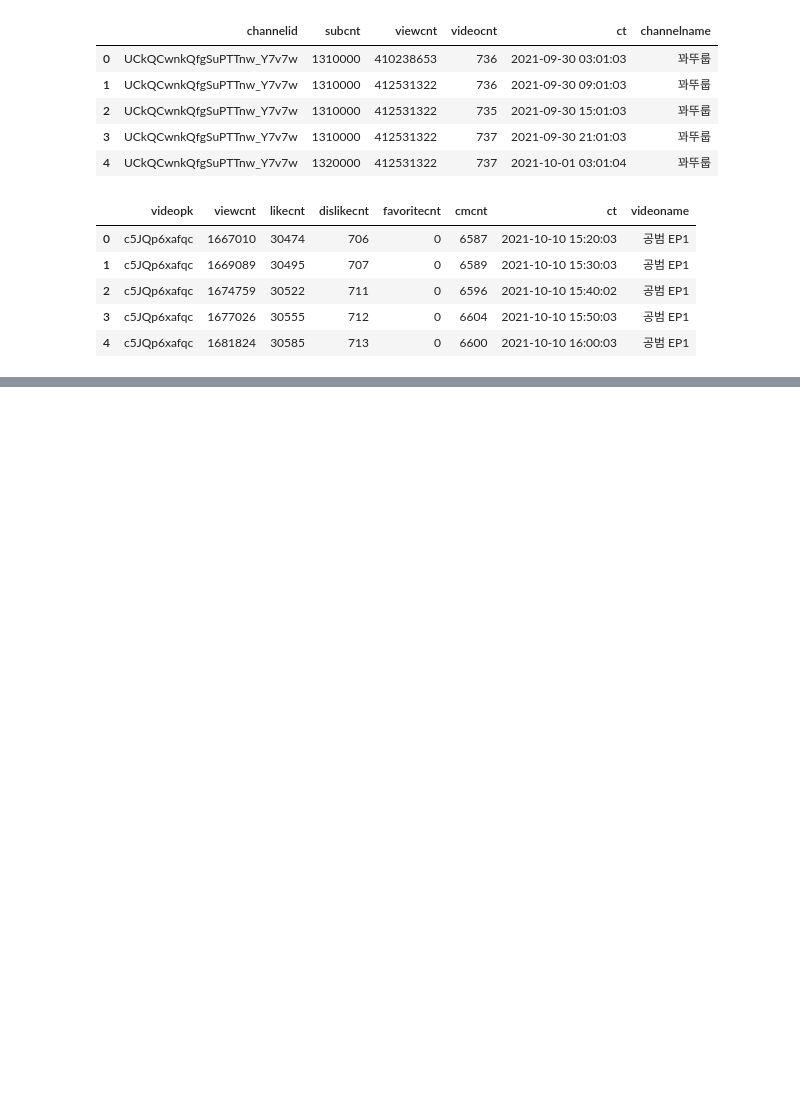
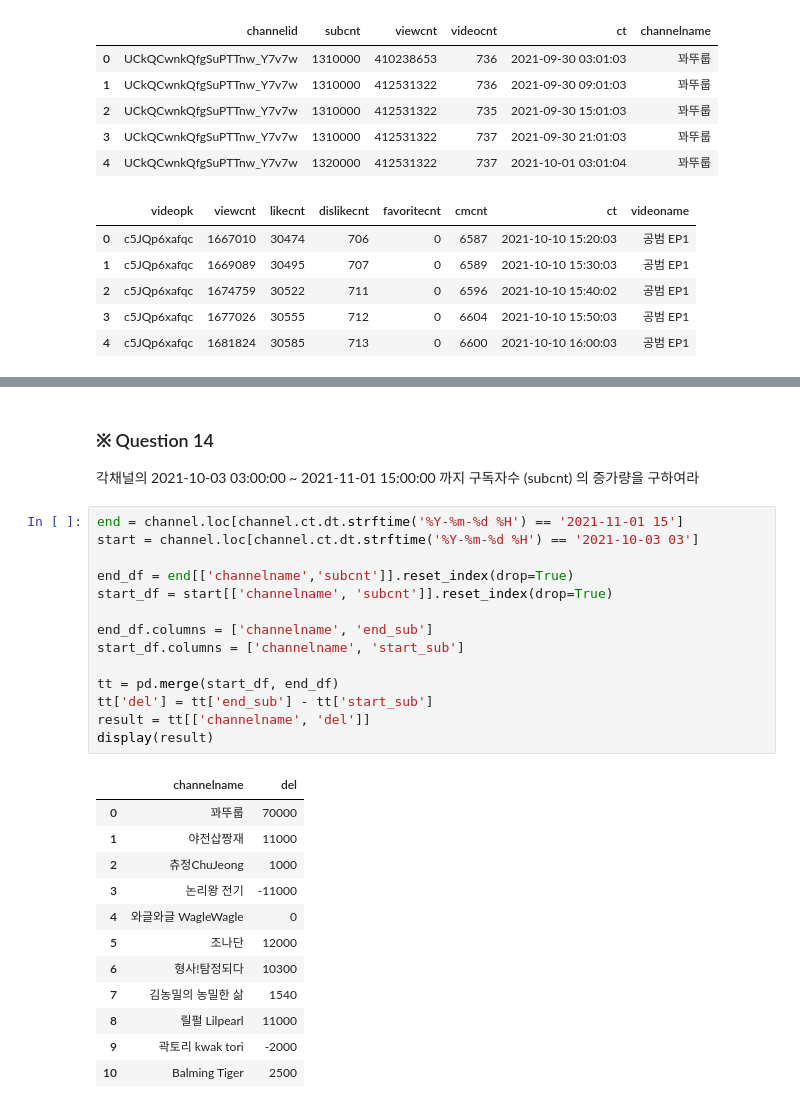
Before and after one commit to eseulLee/python, a Jupyter notebook: 작업1유형_연습문제_by_datamanim.ipynb, the cells around one changed output, grey strips where cells are left out. Drawn from its saved outputs; the diff is of its cells as text; blank space fills up the shorter version.

```diff
--- a/작업1유형_연습문제_by_datamanim.ipynb
+++ b/작업1유형_연습문제_by_datamanim.ipynb
@@ -179,0 +241,30 @@ display(video.head())
+# %% [markdown]
+### ※ Question 14
+각채널의 2021-10-03 03:00:00 ~ 2021-11-01 15:00:00 까지 구독자수 (subcnt) 의 증가량을 구하여라
+# %%
+end = channel.loc[channel.ct.dt.strftime('%Y-%m-%d %H') == '2021-11-01 15']
+start = channel.loc[channel.ct.dt.strftime('%Y-%m-%d %H') == '2021-10-03 03']
+
+end_df = end[['channelname','subcnt']].reset_index(drop=True)
+start_df = start[['channelname', 'subcnt']].reset_index(drop=True)
+
+end_df.columns = ['channelname', 'end_sub']
+start_df.columns = ['channelname', 'start_sub']
+
+tt = pd.merge(start_df, end_df)
+tt['del'] = tt['end_sub'] - tt['start_sub']
+result = tt[['channelname', 'del']]
+display(result)
+# %% [output]
+|  | channelname | del |
+| 0 | 꽈뚜룹 | 70000 |
+| 1 | 야전삽짱재 | 11000 |
+| 2 | 츄정ChuJeong | 1000 |
+| 3 | 논리왕 전기 | -11000 |
+| 4 | 와글와글 WagleWagle | 0 |
+| 5 | 조나단 | 12000 |
+| 6 | 형사!탐정되다 | 10300 |
+| 7 | 김농밀의 농밀한 삶 | 1540 |
+| 8 | 릴펄 Lilpearl | 11000 |
+| 9 | 곽토리 kwak tori | -2000 |
+| 10 | Balming Tiger | 2500 |
```
Also changed, not shown: parts of 29 cells of this notebook.
